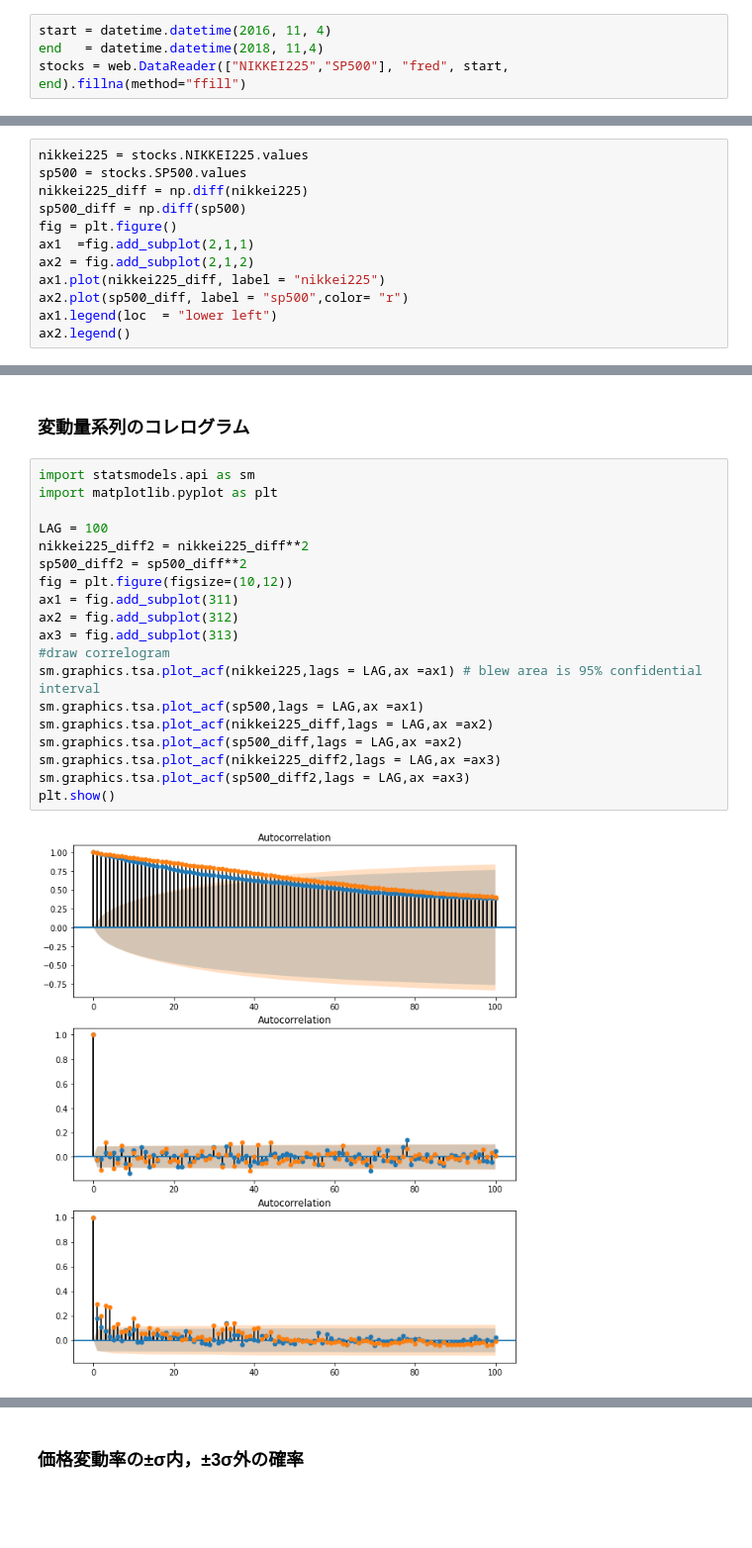
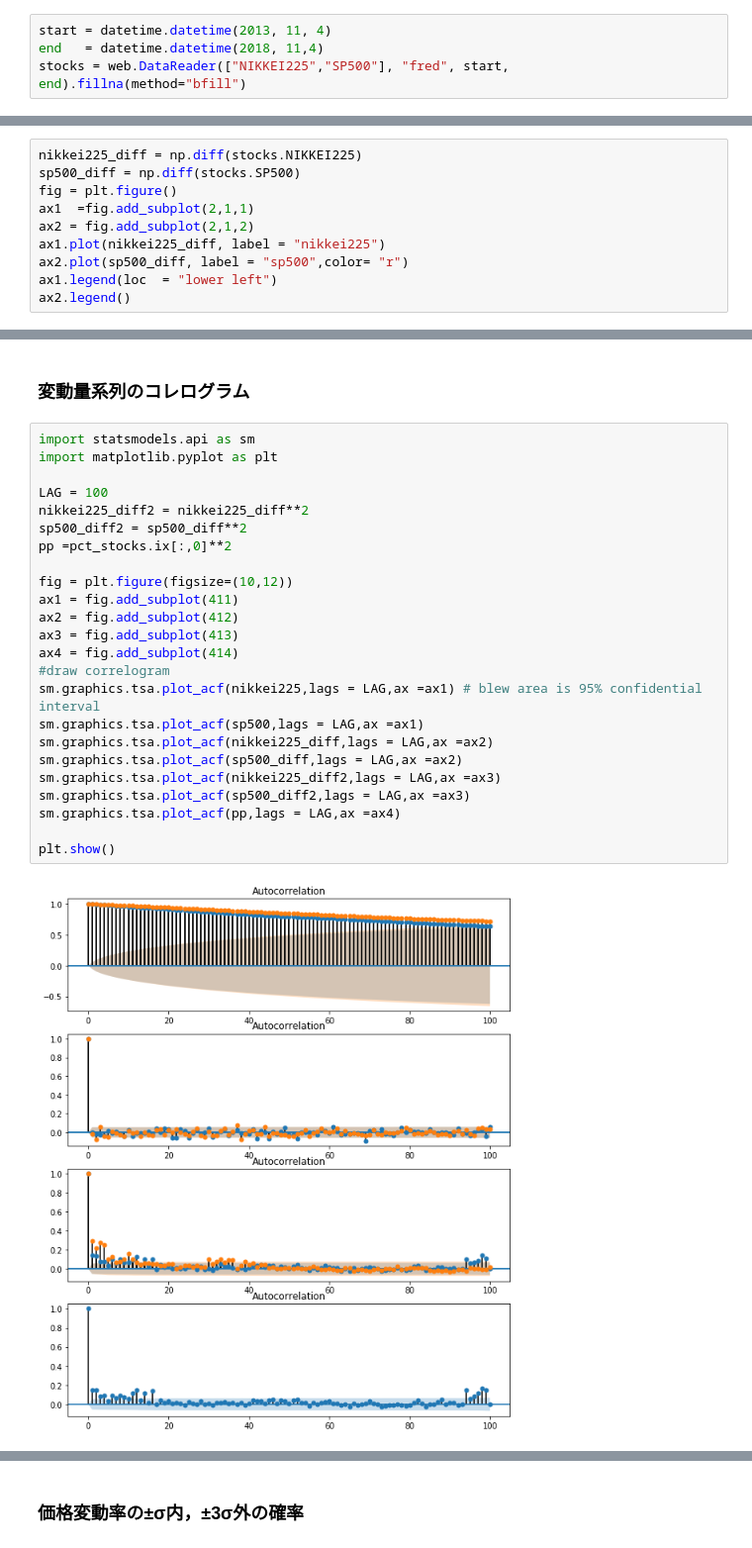
Before and after one commit to puva01/thesis, a Jupyter notebook: getStock.ipynb, the cells around one changed output, grey strips where cells are left out. Shown at 99% size. Saved outputs shown, nothing was run; the diff lists cells and outputs as text; blank space fills up the shorter version.

```diff
--- a/getStock.ipynb
+++ b/getStock.ipynb
@@ -9,6 +9,6 @@ import matplotlib.pyplot as plt
 import scipy.stats as sp
 %matplotlib inline
 # %%
-start = datetime.datetime(2016, 11, 4)
+start = datetime.datetime(2013, 11, 4)
 end   = datetime.datetime(2018, 11,4)
-stocks = web.DataReader(["NIKKEI225","SP500"], "fred", start, end).fillna(method="ffill")
+stocks = web.DataReader(["NIKKEI225","SP500"], "fred", start, end).fillna(method="bfill")
@@ -24,10 +41,8 @@ z.plot()
 # %% [markdown]
 ### 変動量
 # %%
-nikkei225 = stocks.NIKKEI225.values
-sp500 = stocks.SP500.values
-nikkei225_diff = np.diff(nikkei225)
-sp500_diff = np.diff(sp500)
+nikkei225_diff = np.diff(stocks.NIKKEI225)
+sp500_diff = np.diff(stocks.SP500)
 fig = plt.figure()
 ax1  =fig.add_subplot(2,1,1)
 ax2 = fig.add_subplot(2,1,2)
@@ -57,21 +80,26 @@ plt.show()
 # %%
 import statsmodels.api as sm
 import matplotlib.pyplot as plt
 
 LAG = 100
 nikkei225_diff2 = nikkei225_diff**2
 sp500_diff2 = sp500_diff**2
+pp =pct_stocks.ix[:,0]**2
+
 fig = plt.figure(figsize=(10,12))
-ax1 = fig.add_subplot(311)
-ax2 = fig.add_subplot(312)
-ax3 = fig.add_subplot(313)
+ax1 = fig.add_subplot(411)
+ax2 = fig.add_subplot(412)
+ax3 = fig.add_subplot(413)
+ax4 = fig.add_subplot(414)
 #draw correlogram
 sm.graphics.tsa.plot_acf(nikkei225,lags = LAG,ax =ax1) # blew area is 95% confidential interval
 sm.graphics.tsa.plot_acf(sp500,lags = LAG,ax =ax1)
 sm.graphics.tsa.plot_acf(nikkei225_diff,lags = LAG,ax =ax2)
 sm.graphics.tsa.plot_acf(sp500_diff,lags = LAG,ax =ax2)
 sm.graphics.tsa.plot_acf(nikkei225_diff2,lags = LAG,ax =ax3)
 sm.graphics.tsa.plot_acf(sp500_diff2,lags = LAG,ax =ax3)
+sm.graphics.tsa.plot_acf(pp,lags = LAG,ax =ax4)
+
 plt.show()
 # %% [output]
-[figure, old version]
+[figure, new version]
```
Also changed, not shown: parts of 8 cells of this notebook, 2 other files.
